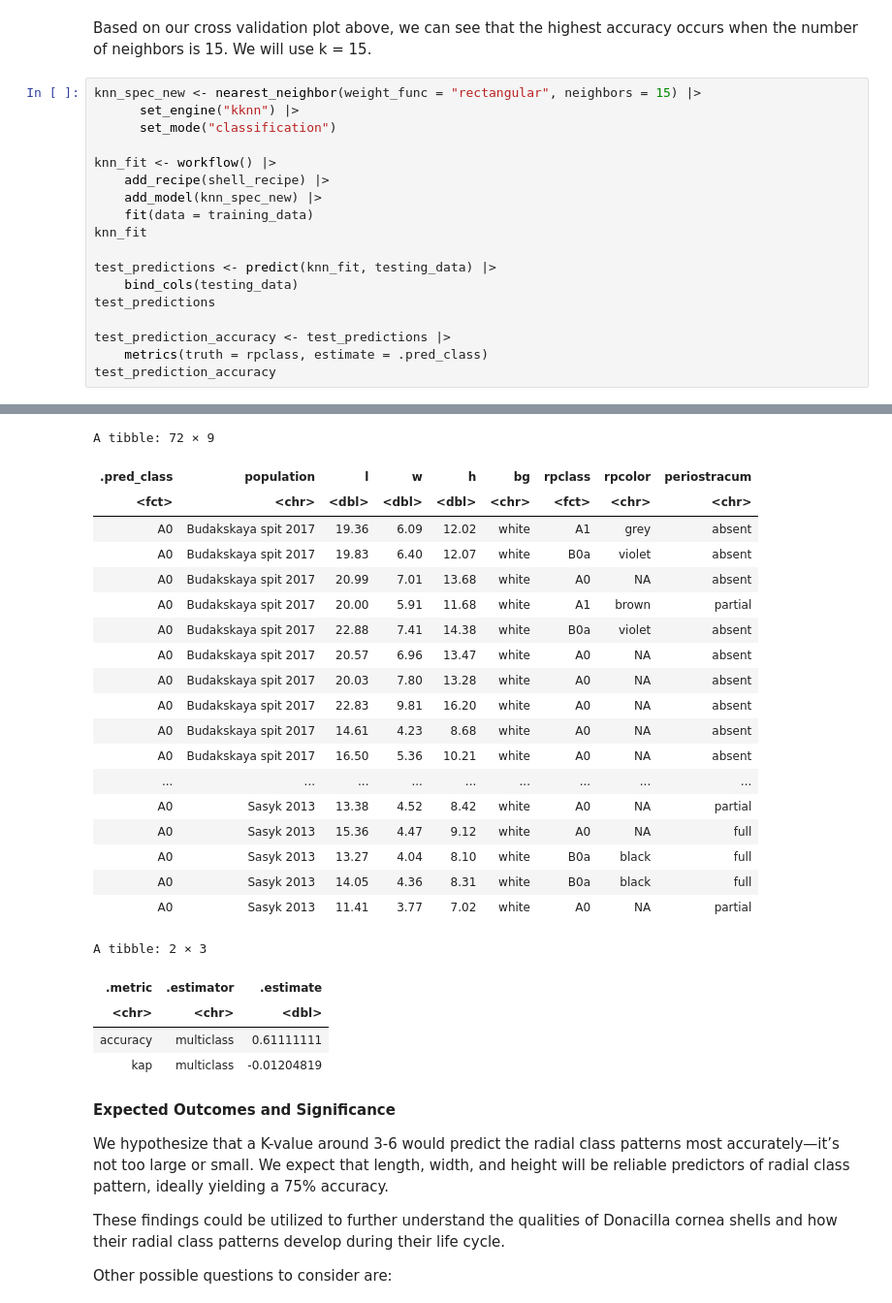
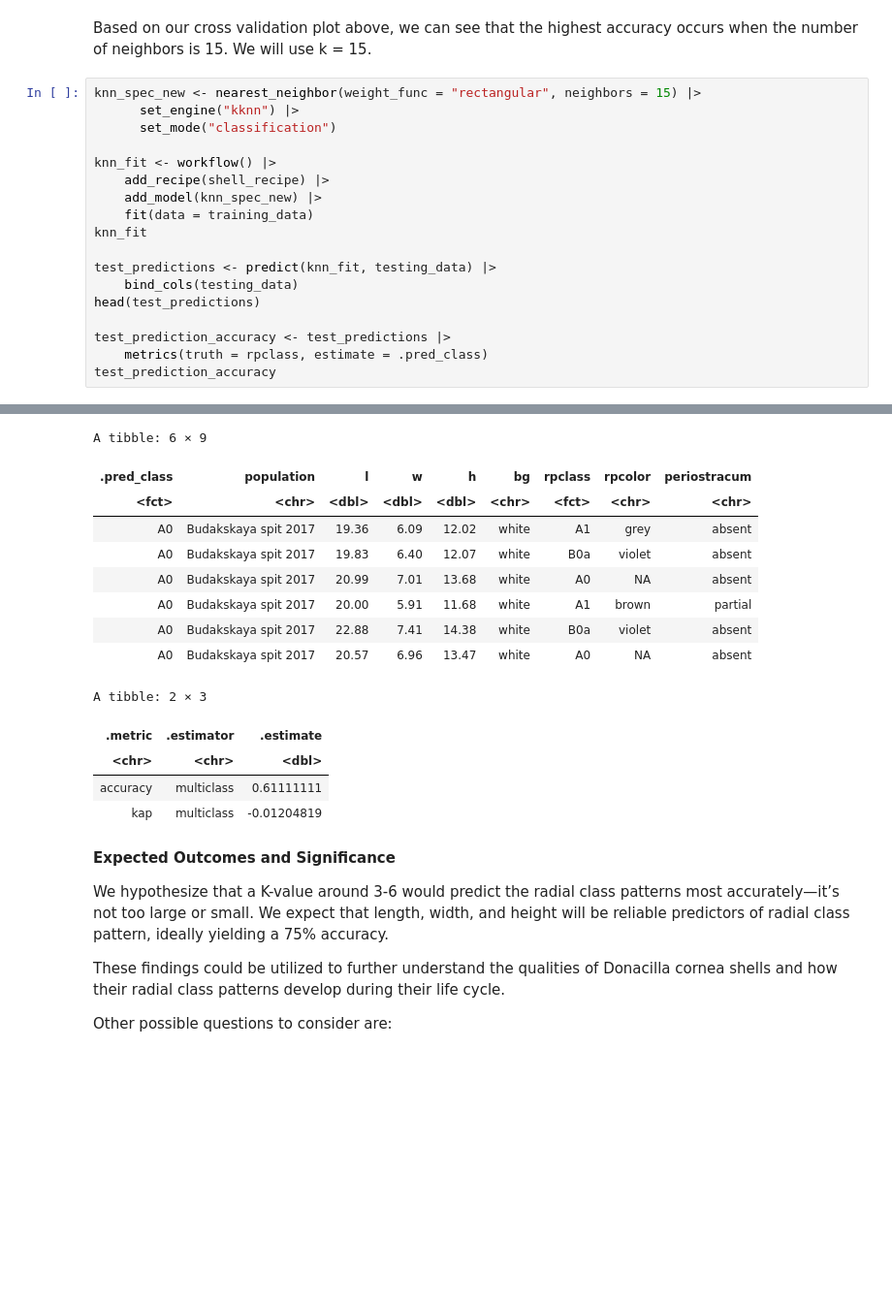
Before and after one commit to rhe9598/dsci_group_project, a Jupyter notebook: DcorneaReport.ipynb, the cells around one changed output, grey strips where cells are left out. Shown at 97% size. Saved outputs shown, nothing was run; the diff lists cells and outputs as text; blank space fills up the shorter version.

```diff
--- a/DcorneaReport.ipynb
+++ b/DcorneaReport.ipynb
@@ -300,50 +286,40 @@ knn_fit
 
 test_predictions <- predict(knn_fit, testing_data) |>
     bind_cols(testing_data)
-test_predictions
+head(test_predictions)
 
 test_prediction_accuracy <- test_predictions |>
     metrics(truth = rpclass, estimate = .pred_class)
 test_prediction_accuracy
 # %% [output]
 ══ Workflow [trained] ══════════════════════════════════════════════════════════
 Preprocessor: Recipe
 Model: nearest_neighbor()
 
 ── Preprocessor ────────────────────────────────────────────────────────────────
 2 Recipe Steps
 
 • step_scale()
 • step_center()
 
 ── Model ───────────────────────────────────────────────────────────────────────
 
 Call:
 kknn::train.kknn(formula = ..y ~ ., data = data, ks = min_rows(15,     data, 5), kernel = ~"rectangular")
 
 Type of response variable: nominal
 Minimal misclassification: 0.3619048
 Best kernel: rectangular
 Best k: 15
-A tibble: 72 × 9
+A tibble: 6 × 9
 | .pred_class | population | l | w | h | bg | rpclass | rpcolor | periostracum |
 | <fct> | <chr> | <dbl> | <dbl> | <dbl> | <chr> | <fct> | <chr> | <chr> |
 | A0 | Budakskaya spit 2017 | 19.36 | 6.09 | 12.02 | white | A1 | grey | absent |
 | A0 | Budakskaya spit 2017 | 19.83 | 6.40 | 12.07 | white | B0a | violet | absent |
 | A0 | Budakskaya spit 2017 | 20.99 | 7.01 | 13.68 | white | A0 | NA | absent |
 | A0 | Budakskaya spit 2017 | 20.00 | 5.91 | 11.68 | white | A1 | brown | partial |
 | A0 | Budakskaya spit 2017 | 22.88 | 7.41 | 14.38 | white | B0a | violet | absent |
 | A0 | Budakskaya spit 2017 | 20.57 | 6.96 | 13.47 | white | A0 | NA | absent |
-| A0 | Budakskaya spit 2017 | 20.03 | 7.80 | 13.28 | white | A0 | NA | absent |
-| A0 | Budakskaya spit 2017 | 22.83 | 9.81 | 16.20 | white | A0 | NA | absent |
-| A0 | Budakskaya spit 2017 | 14.61 | 4.23 | 8.68 | white | A0 | NA | absent |
-| A0 | Budakskaya spit 2017 | 16.50 | 5.36 | 10.21 | white | A0 | NA | absent |
-| ... | ... | ... | ... | ... | ... | ... | ... | ... |
-| A0 | Sasyk 2013 | 13.38 | 4.52 | 8.42 | white | A0 | NA | partial |
-| A0 | Sasyk 2013 | 15.36 | 4.47 | 9.12 | white | A0 | NA | full |
-| A0 | Sasyk 2013 | 13.27 | 4.04 | 8.10 | white | B0a | black | full |
-| A0 | Sasyk 2013 | 14.05 | 4.36 | 8.31 | white | B0a | black | full |
-| A0 | Sasyk 2013 | 11.41 | 3.77 | 7.02 | white | A0 | NA | partial |
 A tibble: 2 × 3
 | .metric | .estimator | .estimate |
 | <chr> | <chr> | <dbl> |
```
Also changed, not shown: parts of 2 cells of this notebook.
